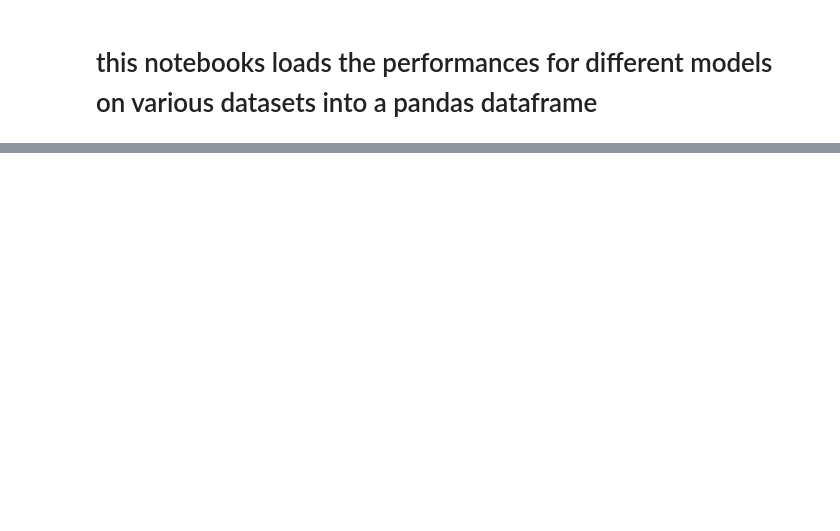
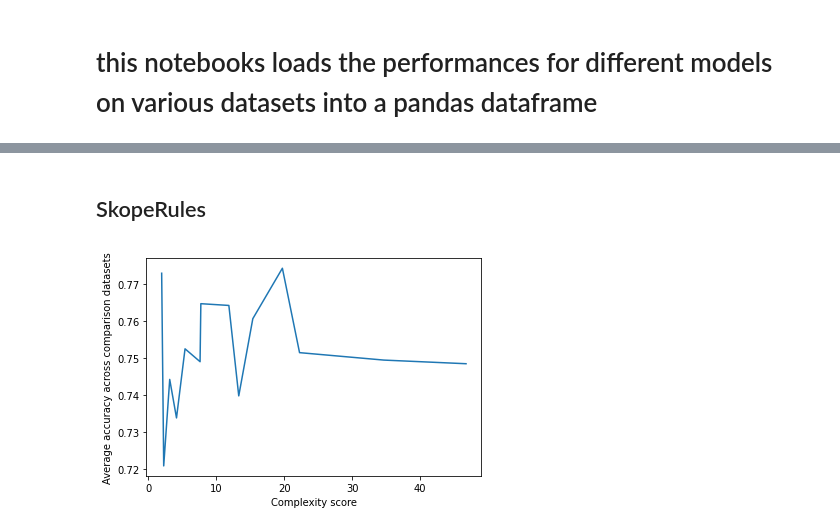
Before and after one commit to csinva/imodels, a Jupyter notebook: notebooks/imodels_comparisons.ipynb, the cells around one changed output, grey strips where cells are left out. Cells and saved outputs as stored; diff of their text form; code cells hidden in the pictures; blank space fills up the shorter version.

```diff
--- a/notebooks/imodels_comparisons.ipynb
+++ b/notebooks/imodels_comparisons.ipynb
@@ -24,0 +97,11 @@ df[df.index.str.contains('Acc')]
+# %% [markdown]
+## SkopeRules
+# %%
+estimators = [
+        ('skope', imodels.SkopeRulesClassifier(n_estimators=n, max_depth=d))
+        for n, d in itertools.product([2, 4, 8, 16, 32, 64, 96], [2, 3])
+    ]
+result_sk = get_comparison_df(estimators)
+viz_model(result_sk)
+# %% [output]
+[figure, added]
```
Also changed, not shown: parts of 23 cells of this notebook, 14 other files.
